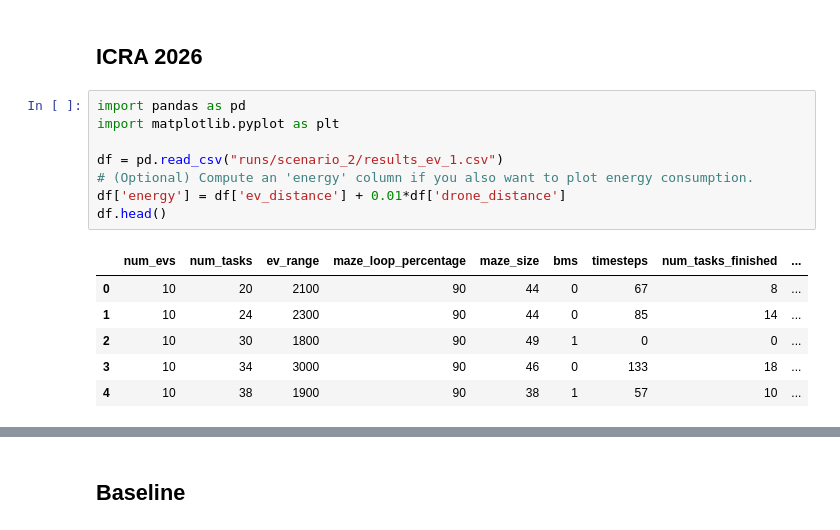
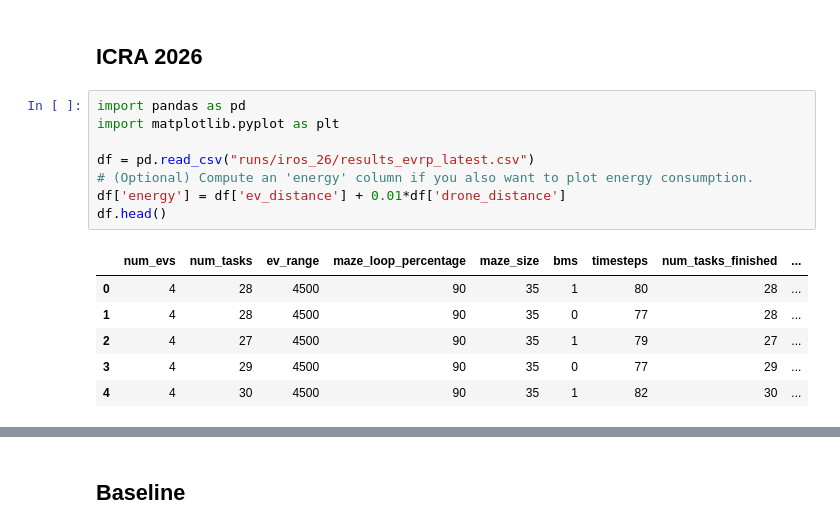
Before and after one commit to shinobi-wolf/FleetNav, a Jupyter notebook: results.ipynb, the cells around one changed output, grey strips where cells are left out. Drawn from its saved outputs; the diff is of its cells as text.

```diff
--- a/results.ipynb
+++ b/results.ipynb
@@ -5,18 +5,18 @@
 # %%
 import pandas as pd
 import matplotlib.pyplot as plt
 
-df = pd.read_csv("runs/scenario_2/results_ev_1.csv")
+df = pd.read_csv("runs/iros_26/results_evrp_latest.csv")
 # (Optional) Compute an 'energy' column if you also want to plot energy consumption.
 df['energy'] = df['ev_distance'] + 0.01*df['drone_distance']
 df.head()
 # %% [output]
 |  | num_evs | num_tasks | ev_range | maze_loop_percentage | maze_size | bms | timesteps | num_tasks_finished | ... |
-| 0 | 10 | 20 | 2100 | 90 | 44 | 0 | 67 | 8 | ... |
-| 1 | 10 | 24 | 2300 | 90 | 44 | 0 | 85 | 14 | ... |
-| 2 | 10 | 30 | 1800 | 90 | 49 | 1 | 0 | 0 | ... |
-| 3 | 10 | 34 | 3000 | 90 | 46 | 0 | 133 | 18 | ... |
-| 4 | 10 | 38 | 1900 | 90 | 38 | 1 | 57 | 10 | ... |
+| 0 | 4 | 28 | 4500 | 90 | 35 | 1 | 80 | 28 | ... |
+| 1 | 4 | 28 | 4500 | 90 | 35 | 0 | 77 | 28 | ... |
+| 2 | 4 | 27 | 4500 | 90 | 35 | 1 | 79 | 27 | ... |
+| 3 | 4 | 29 | 4500 | 90 | 35 | 0 | 77 | 29 | ... |
+| 4 | 4 | 30 | 4500 | 90 | 35 | 1 | 82 | 30 | ... |
 # %%
 import pandas as pd
 import matplotlib.pyplot as plt
```
Also changed, not shown: parts of 8 cells of this notebook, 15 other files.
